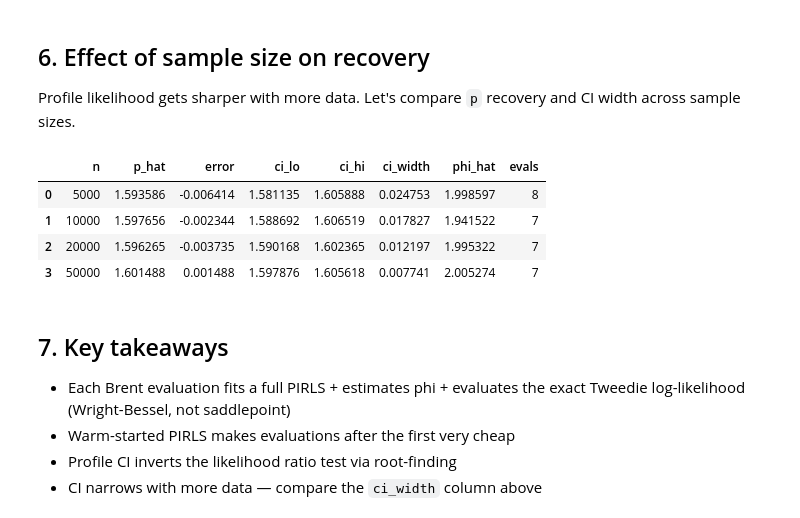
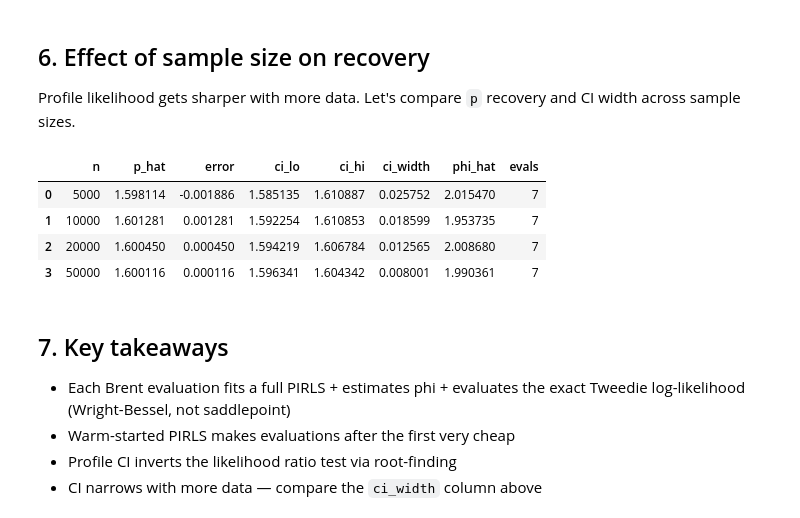
Before and after one commit to StrudelDoodleS/superglm, a Jupyter notebook: docs/notebooks/tweedie_profile_estimation.ipynb, the cells around one changed output. Saved outputs shown, nothing was run; the diff lists cells and outputs as text; code cells hidden in the pictures.

```diff
--- a/docs/notebooks/tweedie_profile_estimation.ipynb
+++ b/docs/notebooks/tweedie_profile_estimation.ipynb
@@ -178,39 +214,40 @@ recovery and CI width across sample sizes.
 # %%
 sample_sizes = [5_000, 10_000, 20_000, 50_000]
 results_table = []
 
 for n_sub in sample_sizes:
     rng_sub = np.random.default_rng(123)
     x_sub = rng_sub.uniform(0, 1, n_sub)
     exp_sub = rng_sub.uniform(0.5, 2.0, n_sub)
-    mu_sub = np.exp(np.log(5.0) + 0.5 * np.sin(2 * np.pi * x_sub)) * exp_sub
+    mu_rate_sub = np.exp(np.log(5.0) + 0.5 * np.sin(2 * np.pi * x_sub))
+    mu_sub = mu_rate_sub * exp_sub
     y_sub = generate_tweedie_cpg(n_sub, mu=mu_sub, phi=TRUE_PHI / exp_sub, p=TRUE_P, rng=rng_sub)
     X_sub = pd.DataFrame({"x": x_sub})
 
     m = SuperGLM(family=Tweedie(p=1.5), features={"x": Spline(n_knots=8)})
-    r = m.estimate_p(X_sub, y_sub, exposure=exp_sub)
+    r = m.estimate_p(X_sub, y_sub, sample_weight=exp_sub, offset=np.log(exp_sub))
     ci = r.ci(alpha=0.05)
     results_table.append(
         {
             "n": n_sub,
             "p_hat": r.p_hat,
             "phi_hat": r.phi_hat,
             "ci_lo": ci[0],
             "ci_hi": ci[1],
             "ci_width": ci[1] - ci[0],
             "evals": r.n_evaluations,
         }
     )
 
 df_results = pd.DataFrame(results_table)
 df_results["error"] = df_results["p_hat"] - TRUE_P
 df_results[["n", "p_hat", "error", "ci_lo", "ci_hi", "ci_width", "phi_hat", "evals"]]
 # %% [output]
 |  | n | p_hat | error | ci_lo | ci_hi | ci_width | phi_hat | evals |
-| 0 | 5000 | 1.593586 | -0.006414 | 1.581135 | 1.605888 | 0.024753 | 1.998597 | 8 |
-| 1 | 10000 | 1.597656 | -0.002344 | 1.588692 | 1.606519 | 0.017827 | 1.941522 | 7 |
-| 2 | 20000 | 1.596265 | -0.003735 | 1.590168 | 1.602365 | 0.012197 | 1.995322 | 7 |
-| 3 | 50000 | 1.601488 | 0.001488 | 1.597876 | 1.605618 | 0.007741 | 2.005274 | 7 |
+| 0 | 5000 | 1.598114 | -0.001886 | 1.585135 | 1.610887 | 0.025752 | 2.015470 | 7 |
+| 1 | 10000 | 1.601281 | 0.001281 | 1.592254 | 1.610853 | 0.018599 | 1.953735 | 7 |
+| 2 | 20000 | 1.600450 | 0.000450 | 1.594219 | 1.606784 | 0.012565 | 2.008680 | 7 |
+| 3 | 50000 | 1.600116 | 0.000116 | 1.596341 | 1.604342 | 0.008001 | 1.990361 | 7 |
 # %% [markdown]
 ## 7. Key takeaways
 
```
Also changed, not shown: parts of 8 cells of this notebook, 22 other files.
